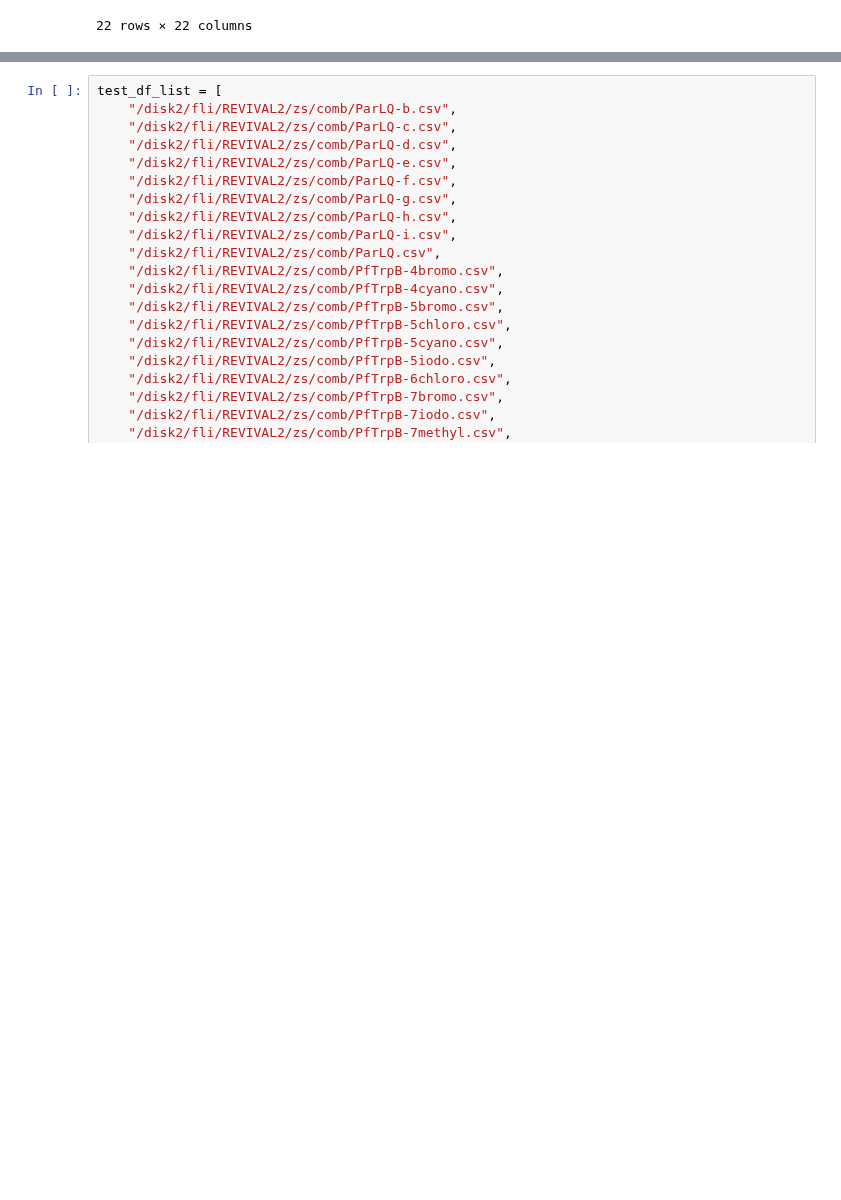
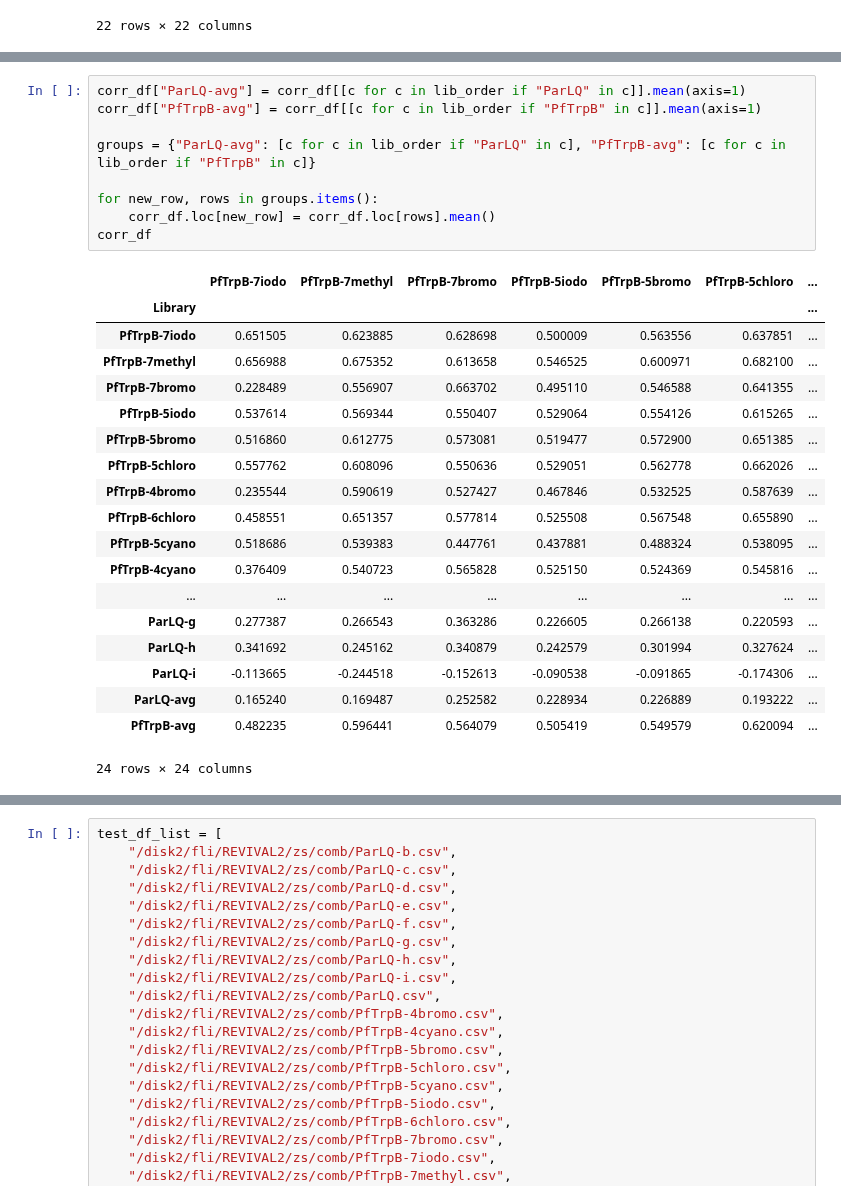
Before and after one commit to fhalab/substrate_aware_zs, a Jupyter notebook: sandbox/vis_corr.ipynb, the cells around one changed output, grey strips where cells are left out. Cells and saved outputs as stored; diff of their text form; blank space fills up the shorter version.

```diff
--- a/sandbox/vis_corr.ipynb
+++ b/sandbox/vis_corr.ipynb
@@ -734,0 +149,29 @@ plot_linear_params(lin_model, list(cb_col_dict.values()))
+# %%
+corr_df["ParLQ-avg"] = corr_df[[c for c in lib_order if "ParLQ" in c]].mean(axis=1)
+corr_df["PfTrpB-avg"] = corr_df[[c for c in lib_order if "PfTrpB" in c]].mean(axis=1)
+
+groups = {"ParLQ-avg": [c for c in lib_order if "ParLQ" in c], "PfTrpB-avg": [c for c in lib_order if "PfTrpB" in c]}
+
+for new_row, rows in groups.items():
+    corr_df.loc[new_row] = corr_df.loc[rows].mean()
+corr_df
+# %% [output]
+|  | PfTrpB-7iodo | PfTrpB-7methyl | PfTrpB-7bromo | PfTrpB-5iodo | PfTrpB-5bromo | PfTrpB-5chloro | ... |
+| Library |  |  |  |  |  |  | ... |
+| PfTrpB-7iodo | 0.651505 | 0.623885 | 0.628698 | 0.500009 | 0.563556 | 0.637851 | ... |
+| PfTrpB-7methyl | 0.656988 | 0.675352 | 0.613658 | 0.546525 | 0.600971 | 0.682100 | ... |
+| PfTrpB-7bromo | 0.228489 | 0.556907 | 0.663702 | 0.495110 | 0.546588 | 0.641355 | ... |
+| PfTrpB-5iodo | 0.537614 | 0.569344 | 0.550407 | 0.529064 | 0.554126 | 0.615265 | ... |
+| PfTrpB-5bromo | 0.516860 | 0.612775 | 0.573081 | 0.519477 | 0.572900 | 0.651385 | ... |
+| PfTrpB-5chloro | 0.557762 | 0.608096 | 0.550636 | 0.529051 | 0.562778 | 0.662026 | ... |
+| PfTrpB-4bromo | 0.235544 | 0.590619 | 0.527427 | 0.467846 | 0.532525 | 0.587639 | ... |
+| PfTrpB-6chloro | 0.458551 | 0.651357 | 0.577814 | 0.525508 | 0.567548 | 0.655890 | ... |
+| PfTrpB-5cyano | 0.518686 | 0.539383 | 0.447761 | 0.437881 | 0.488324 | 0.538095 | ... |
+| PfTrpB-4cyano | 0.376409 | 0.540723 | 0.565828 | 0.525150 | 0.524369 | 0.545816 | ... |
+| ... | ... | ... | ... | ... | ... | ... | ... |
+| ParLQ-g | 0.277387 | 0.266543 | 0.363286 | 0.226605 | 0.266138 | 0.220593 | ... |
+| ParLQ-h | 0.341692 | 0.245162 | 0.340879 | 0.242579 | 0.301994 | 0.327624 | ... |
+| ParLQ-i | -0.113665 | -0.244518 | -0.152613 | -0.090538 | -0.091865 | -0.174306 | ... |
+| ParLQ-avg | 0.165240 | 0.169487 | 0.252582 | 0.228934 | 0.226889 | 0.193222 | ... |
+| PfTrpB-avg | 0.482235 | 0.596441 | 0.564079 | 0.505419 | 0.549579 | 0.620094 | ... |
+24 rows × 24 columns
```
Also changed, not shown: parts of 28 cells of this notebook, 3 other files.
